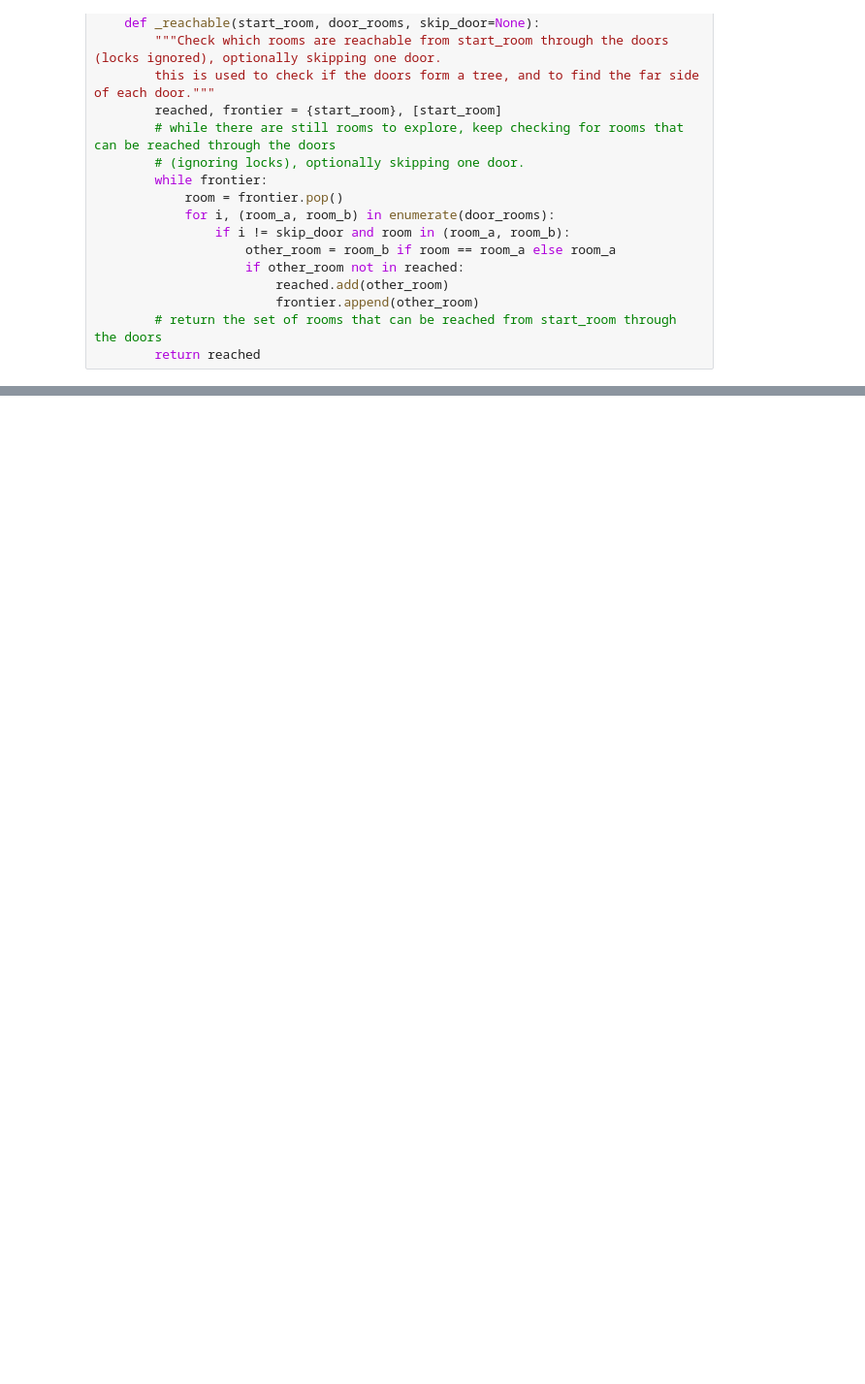
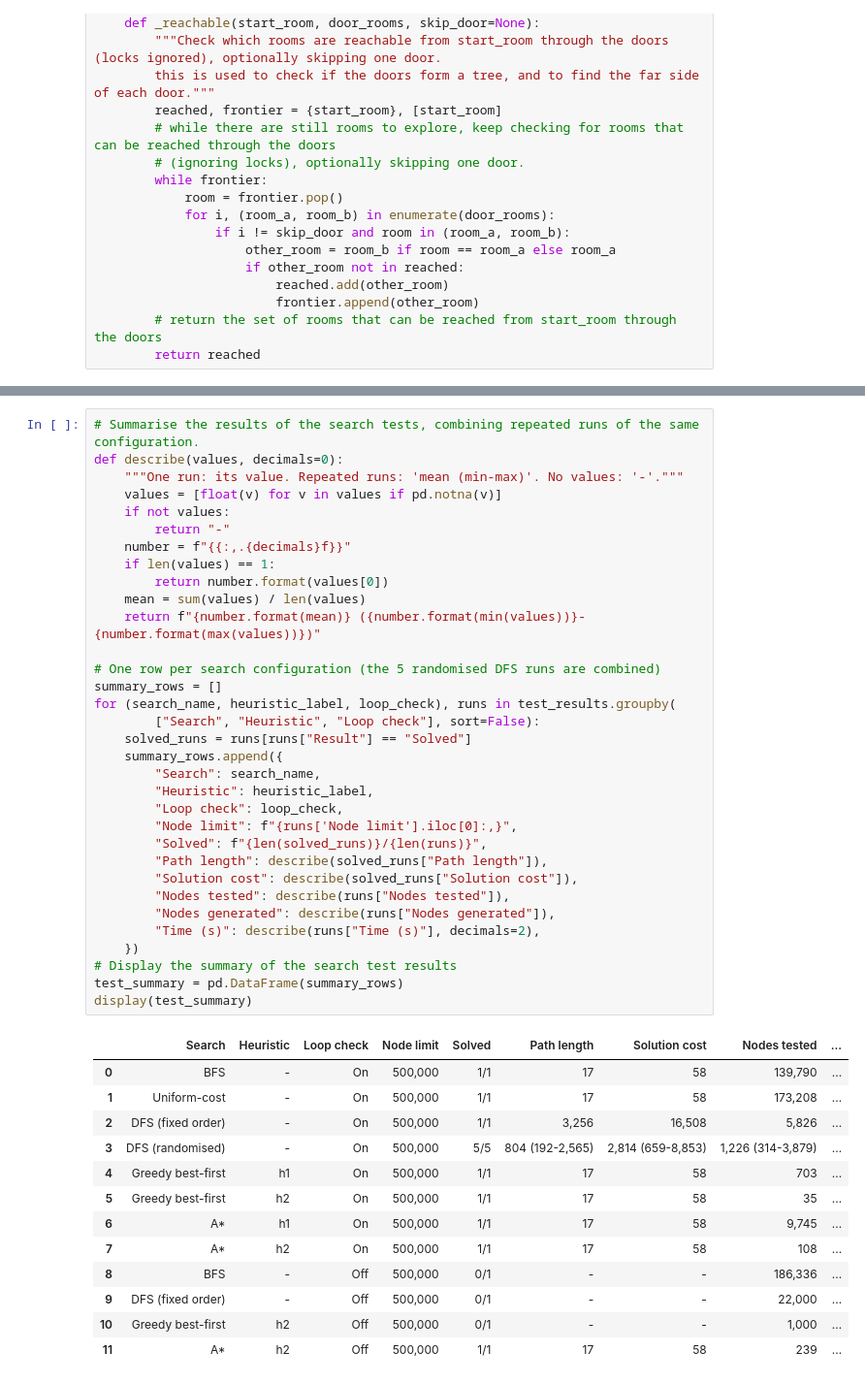
Before and after one commit to rjvb7424/AI-Robotics-Breif, a Jupyter notebook: BBQ_Search_D_Robot_Action_Planning.ipynb, the cells around one changed output, grey strips where cells are left out. Shown at 97% size. Drawn from its saved outputs; the diff is of its cells as text; blank space fills up the shorter version.

```diff
--- a/BBQ_Search_D_Robot_Action_Planning.ipynb
+++ b/BBQ_Search_D_Robot_Action_Planning.ipynb
@@ -536,0 +715,47 @@ Time taken = 0.0286 seconds
+# %%
+# Summarise the results of the search tests, combining repeated runs of the same configuration.
+def describe(values, decimals=0):
+    """One run: its value. Repeated runs: 'mean (min-max)'. No values: '-'."""
+    values = [float(v) for v in values if pd.notna(v)]
+    if not values:
+        return "-"
+    number = f"{{:,.{decimals}f}}"
+    if len(values) == 1:
+        return number.format(values[0])
+    mean = sum(values) / len(values)
+    return f"{number.format(mean)} ({number.format(min(values))}-{number.format(max(values))})"
+
+# One row per search configuration (the 5 randomised DFS runs are combined)
+summary_rows = []
+for (search_name, heuristic_label, loop_check), runs in test_results.groupby(
+        ["Search", "Heuristic", "Loop check"], sort=False):
+    solved_runs = runs[runs["Result"] == "Solved"]
+    summary_rows.append({
+        "Search": search_name,
+        "Heuristic": heuristic_label,
+        "Loop check": loop_check,
+        "Node limit": f"{runs['Node limit'].iloc[0]:,}",
+        "Solved": f"{len(solved_runs)}/{len(runs)}",
+        "Path length": describe(solved_runs["Path length"]),
+        "Solution cost": describe(solved_runs["Solution cost"]),
+        "Nodes tested": describe(runs["Nodes tested"]),
+        "Nodes generated": describe(runs["Nodes generated"]),
+        "Time (s)": describe(runs["Time (s)"], decimals=2),
+    })
+# Display the summary of the search test results
+test_summary = pd.DataFrame(summary_rows)
+display(test_summary)
+# %% [output]
+|  | Search | Heuristic | Loop check | Node limit | Solved | Path length | Solution cost | Nodes tested | ... |
+| 0 | BFS | - | On | 500,000 | 1/1 | 17 | 58 | 139,790 | ... |
+| 1 | Uniform-cost | - | On | 500,000 | 1/1 | 17 | 58 | 173,208 | ... |
+| 2 | DFS (fixed order) | - | On | 500,000 | 1/1 | 3,256 | 16,508 | 5,826 | ... |
+| 3 | DFS (randomised) | - | On | 500,000 | 5/5 | 804 (192-2,565) | 2,814 (659-8,853) | 1,226 (314-3,879) | ... |
+| 4 | Greedy best-first | h1 | On | 500,000 | 1/1 | 17 | 58 | 703 | ... |
+| 5 | Greedy best-first | h2 | On | 500,000 | 1/1 | 17 | 58 | 35 | ... |
+| 6 | A* | h1 | On | 500,000 | 1/1 | 17 | 58 | 9,745 | ... |
+| 7 | A* | h2 | On | 500,000 | 1/1 | 17 | 58 | 108 | ... |
+| 8 | BFS | - | Off | 500,000 | 0/1 | - | - | 186,336 | ... |
+| 9 | DFS (fixed order) | - | Off | 500,000 | 0/1 | - | - | 22,000 | ... |
+| 10 | Greedy best-first | h2 | Off | 500,000 | 0/1 | - | - | 1,000 | ... |
+| 11 | A* | h2 | Off | 500,000 | 1/1 | 17 | 58 | 239 | ... |
```
Also changed, not shown: parts of 7 cells of this notebook, 1 other file.
